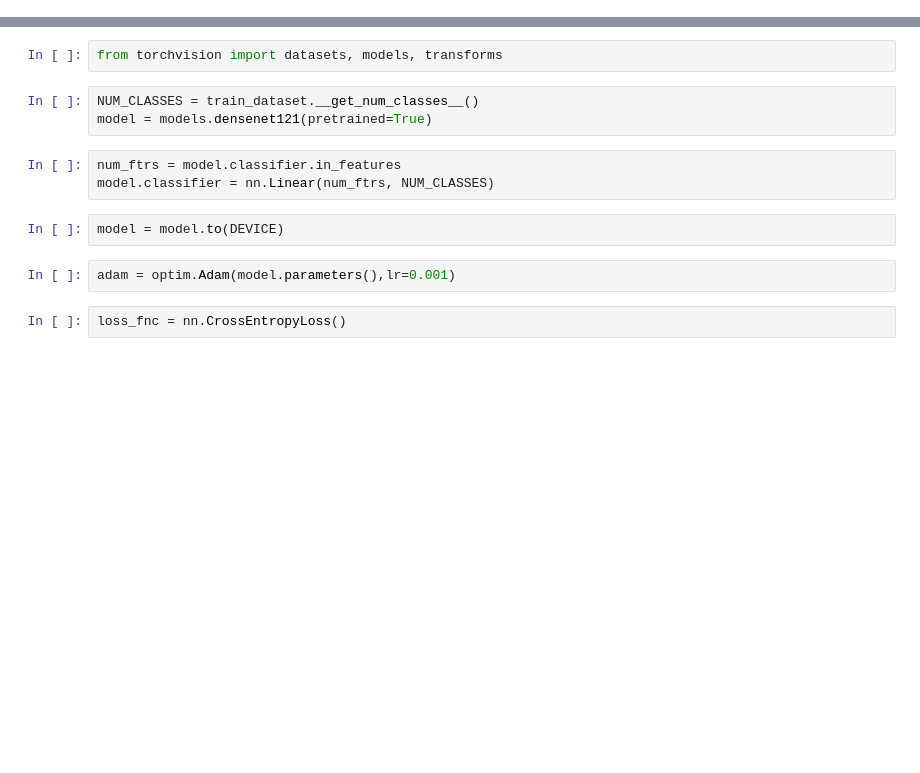
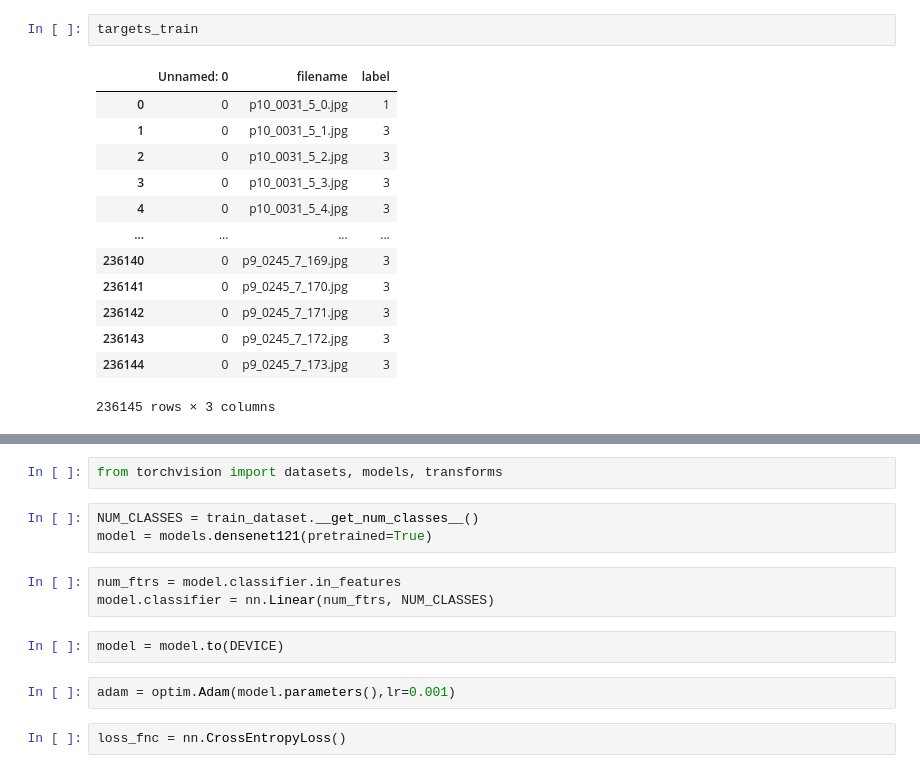
Before and after one commit to BlonskiP/local-features-segmentation, a Jupyter notebook: notebooks/model/DL-model.ipynb, the cells around one changed output, grey strips where cells are left out. Saved outputs shown, nothing was run; the diff lists cells and outputs as text; blank space fills up the shorter version.

```diff
--- a/notebooks/model/DL-model.ipynb
+++ b/notebooks/model/DL-model.ipynb
@@ -59,3 +64,19 @@ targets
+# %%
+targets_train
+# %% [output]
+|  | Unnamed: 0 | filename | label |
+| 0 | 0 | p10_0031_5_0.jpg | 1 |
+| 1 | 0 | p10_0031_5_1.jpg | 3 |
+| 2 | 0 | p10_0031_5_2.jpg | 3 |
+| 3 | 0 | p10_0031_5_3.jpg | 3 |
+| 4 | 0 | p10_0031_5_4.jpg | 3 |
+| ... | ... | ... | ... |
+| 236140 | 0 | p9_0245_7_169.jpg | 3 |
+| 236141 | 0 | p9_0245_7_170.jpg | 3 |
+| 236142 | 0 | p9_0245_7_171.jpg | 3 |
+| 236143 | 0 | p9_0245_7_172.jpg | 3 |
+| 236144 | 0 | p9_0245_7_173.jpg | 3 |
+236145 rows × 3 columns
 # %%
 train_dataset.__len__()
 # %% [output]
```
Also changed, not shown: parts of 20 cells of this notebook, 2 other files.
